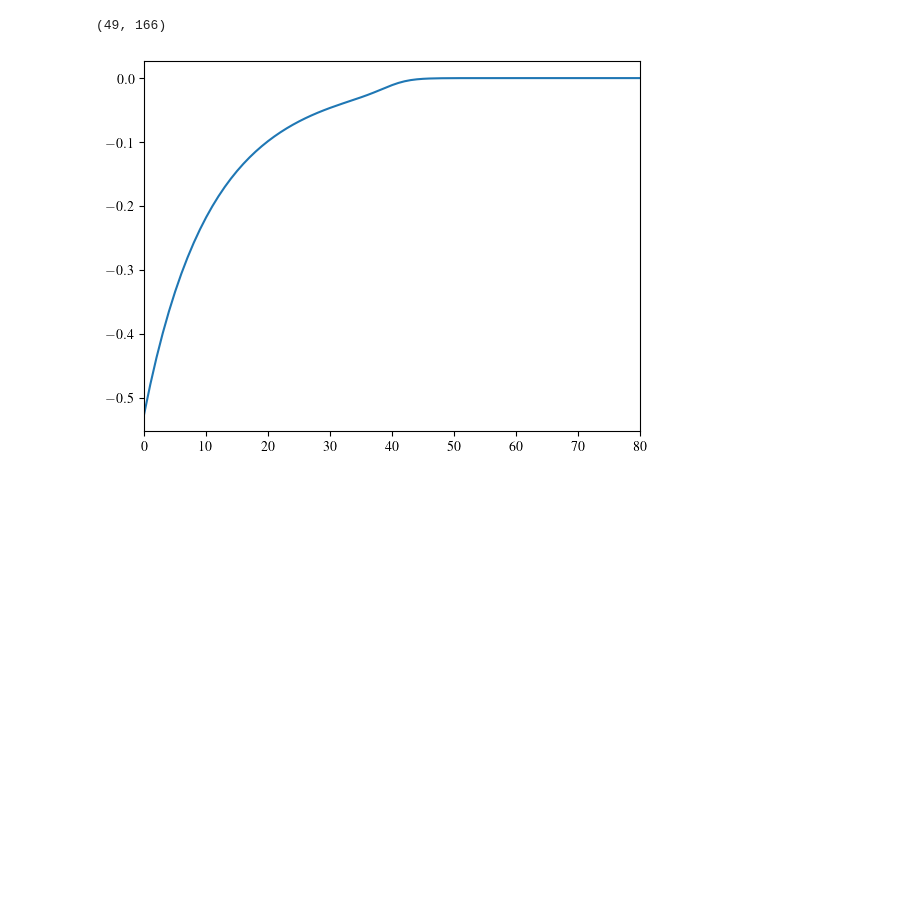
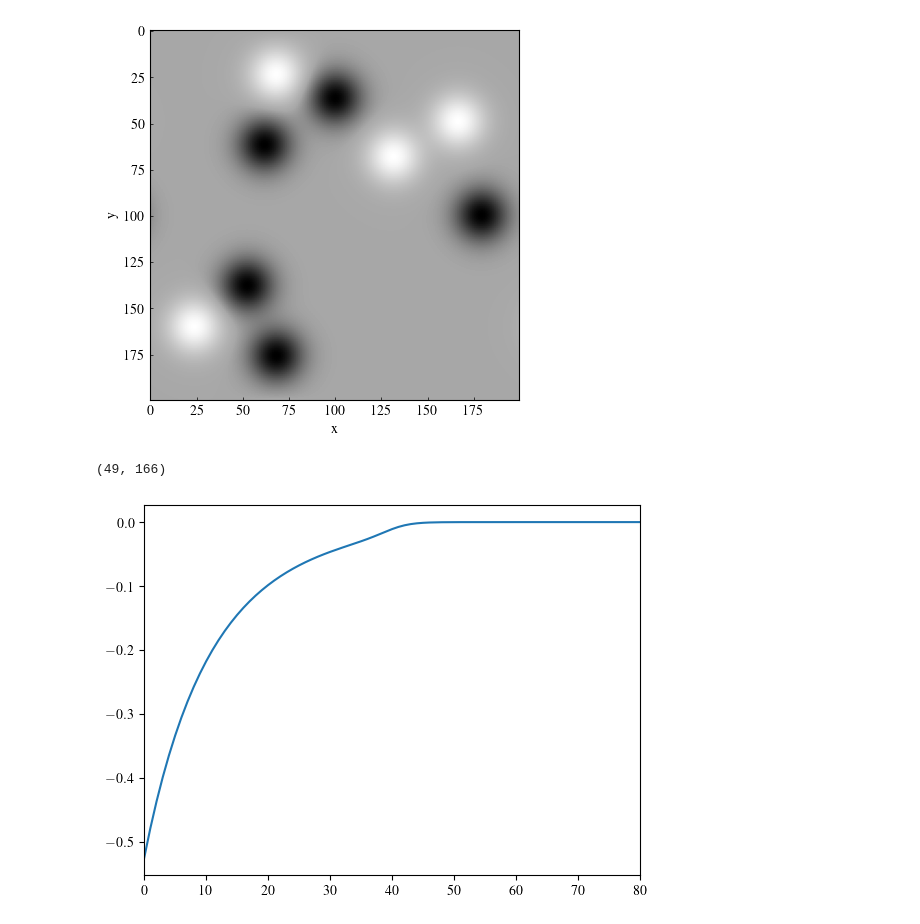
Before and after one commit to LMNadol/mflex, a Jupyter notebook: mhsflex/test.ipynb, the cells around one changed output. Saved outputs shown, nothing was run; the diff lists cells and outputs as text; code cells hidden in the pictures; blank space fills up the shorter version.

```diff
--- a/mhsflex/test.ipynb
+++ b/mhsflex/test.ipynb
@@ -70,3 +69,12 @@ fex = Field3d(
+# %%
+fig = plt.figure()
+ax = fig.add_subplot(111)
+ax.imshow(fex.bz, cmap=cmap)
+ax.set_xlabel("x")
+ax.set_ylabel("y")
+plt.tick_params(direction="in", length=2, width=0.5)
+# %% [output]
+[figure, added]
 # %%
 fex.vatm()
 # %%
```
Also changed, not shown: parts of 10 cells of this notebook, 3 other files.
